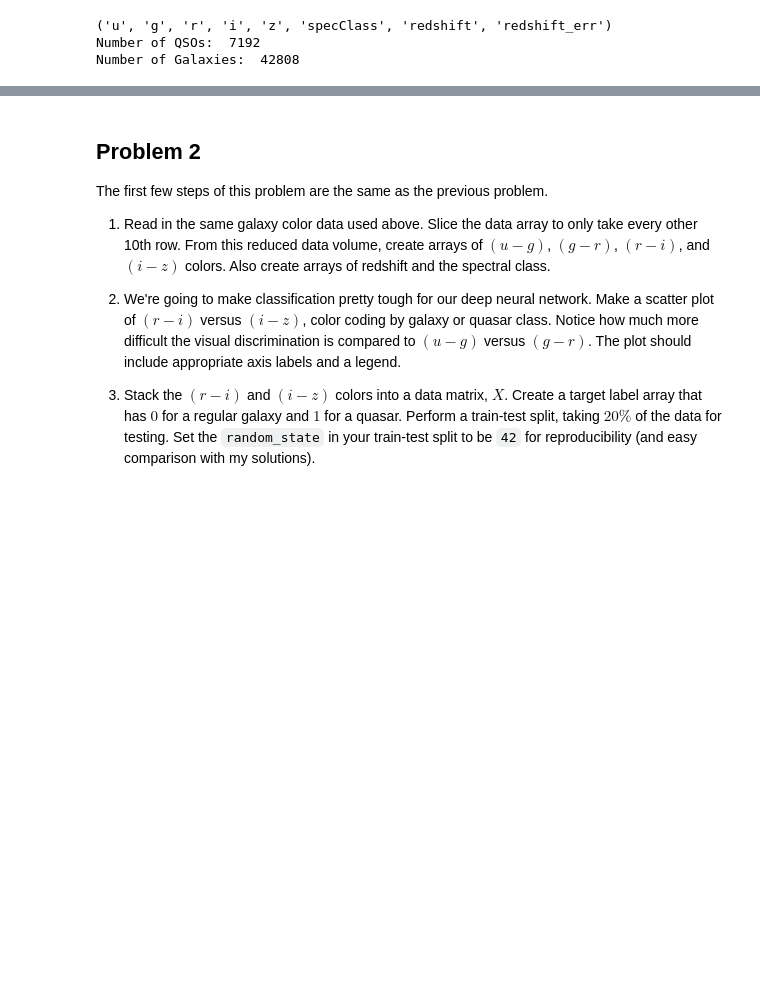
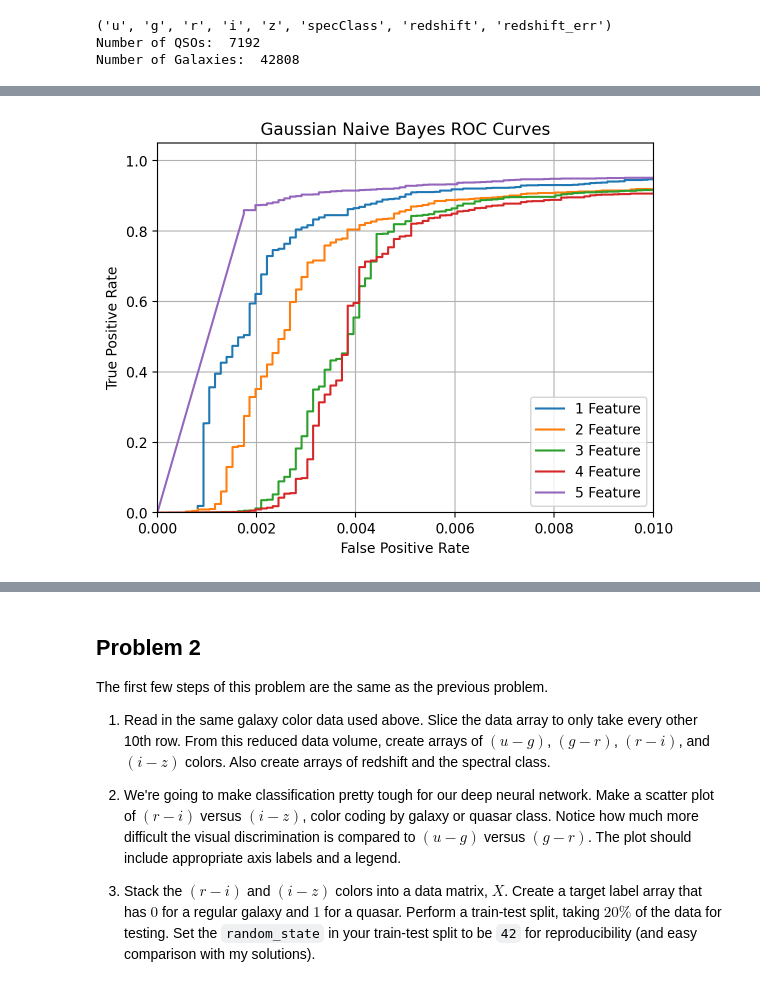
Before and after one commit to VanderbiltAstronomy/astr_8070_s25, a Jupyter notebook: coursework/student_folders/m_rizzosmith/homework/vu_astr8070_s25_hw8_mikerizzosmith.ipynb, the cells around one changed output, grey strips where cells are left out. Drawn from its saved outputs; the diff is of its cells as text; code cells hidden in the pictures; blank space fills up the shorter version.

```diff
--- a/coursework/student_folders/m_rizzosmith/homework/vu_astr8070_s25_hw8_mikerizzosmith.ipynb
+++ b/coursework/student_folders/m_rizzosmith/homework/vu_astr8070_s25_hw8_mikerizzosmith.ipynb
@@ -75,0 +86,46 @@ Number of Galaxies:  42808
+# %%
+from  sklearn.model_selection import train_test_split
+
+X = np.vstack([u_g, g_r, r_i, i_z, z_shift]).T
+y = np.array([1 if spec == 'QSO' else 0 for spec in specClass])
+
+X_train, X_test, y_train, y_test= train_test_split(X, y, test_size=0.2)
+
+from sklearn.naive_bayes import GaussianNB
+from sklearn.metrics import roc_curve, auc
+
+#----------------------------------------------------------------------
+# perform Naive Bayes
+for i in range(1, X.shape[1] + 1):
+    # Select the first i features
+    # X_train_i = X_train[:, :i]
+    # X_test_i = X_test[:, :i]
+
+    # MRS Initialize the classifier and train on the
+    clf = GaussianNB()
+    clf.fit(X_train[:, :i], y_train)
+
+    # MRS Pick out the QSOs from classifier class
+    quasar_idx = np.where(clf.classes_ == 1)[0][0]
+    probs = clf.predict_proba(X_test[:, :i])[:, quasar_idx]
+
+    # Compute ROC curve
+    fpr, tpr, thresh = roc_curve(y_test, probs)
+
+    # add (0, 0) as first point
+    fpr = np.concatenate([[0], fpr])
+    tpr = np.concatenate([[0], tpr])
+    # Plot the ROC curve
+    plt.plot(fpr, tpr, label=f'{i} Feature')
+
+# Final plot tweaks
+plt.xlabel('False Positive Rate')
+plt.ylabel('True Positive Rate')
+plt.title('Gaussian Naive Bayes ROC Curves')
+plt.xlim(0, 0.01)  # Zoomed in on FPR
+plt.ylim(0, 1.05)
+plt.legend(loc='lower right')
+plt.grid(True)
+plt.show()
+# %% [output]
+[figure, added]
```
Also changed, not shown: parts of 11 cells of this notebook.
